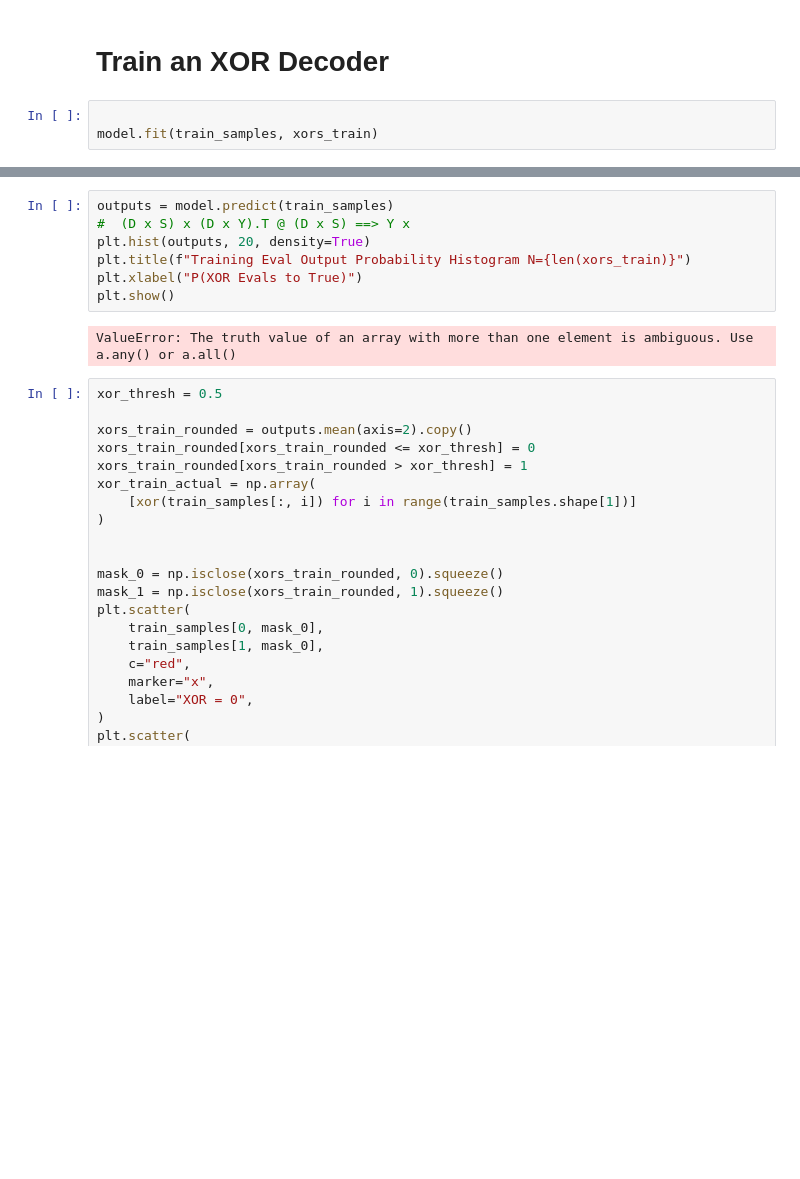
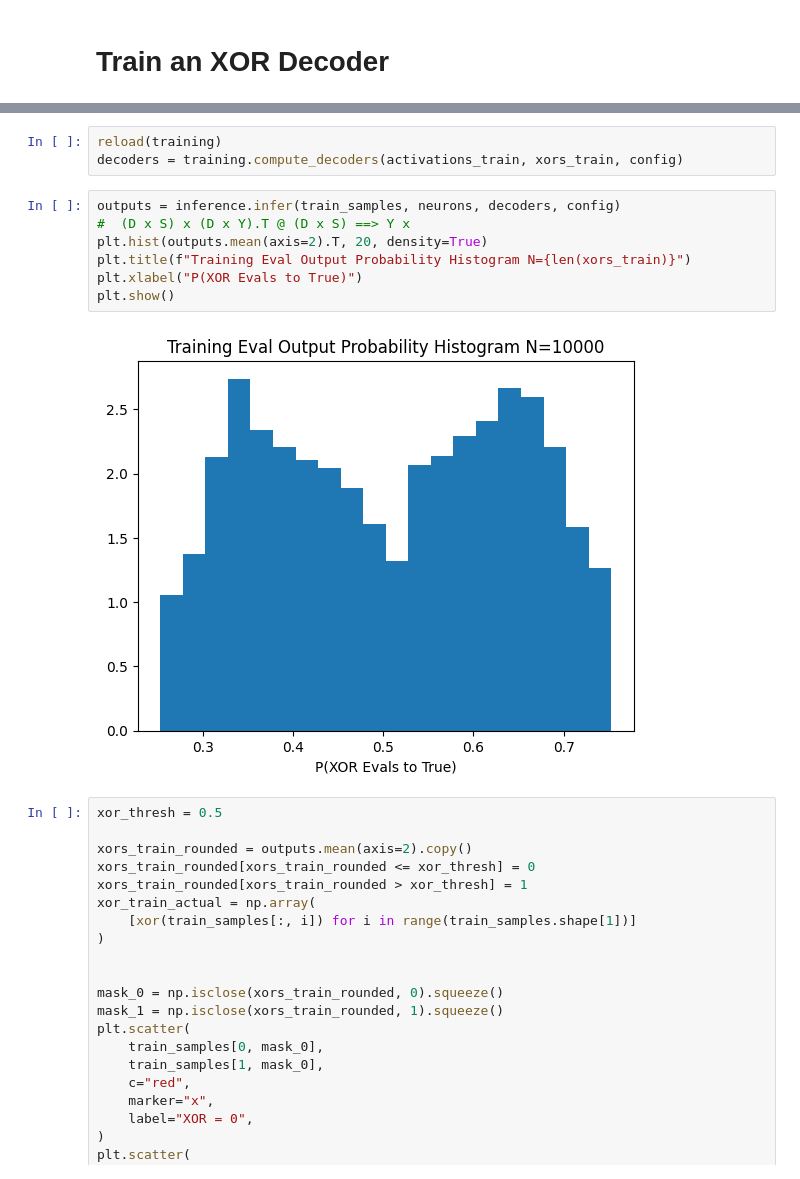
Before and after one commit to Fritz17236/untitled, a Jupyter notebook: xor.ipynb, the cells around one changed output, grey strips where cells are left out. Cells and saved outputs as stored; diff of their text form; blank space fills up the shorter version.

```diff
--- a/xor.ipynb
+++ b/xor.ipynb
@@ -157,5 +178,2 @@ plt.show()
 # %% [markdown]
 # Train an XOR Decoder
-# %%
-
-model.fit(train_samples, xors_train)
@@ -166,12 +180,15 @@ reload(na.model)
+# %%
+reload(training)
+decoders = training.compute_decoders(activations_train, xors_train, config)
 # %%
-outputs = model.predict(train_samples)
+outputs = inference.infer(train_samples, neurons, decoders, config)
 #  (D x S) x (D x Y).T @ (D x S) ==> Y x
-plt.hist(outputs, 20, density=True)
+plt.hist(outputs.mean(axis=2).T, 20, density=True)
 plt.title(f"Training Eval Output Probability Histogram N={len(xors_train)}")
 plt.xlabel("P(XOR Evals to True)")
 plt.show()
 # %% [output]
-ValueError: The truth value of an array with more than one element is ambiguous. Use a.any() or a.all()
+[figure, added]
 # %%
 xor_thresh = 0.5
 
```
Also changed, not shown: parts of 12 cells of this notebook, 2 other files.
